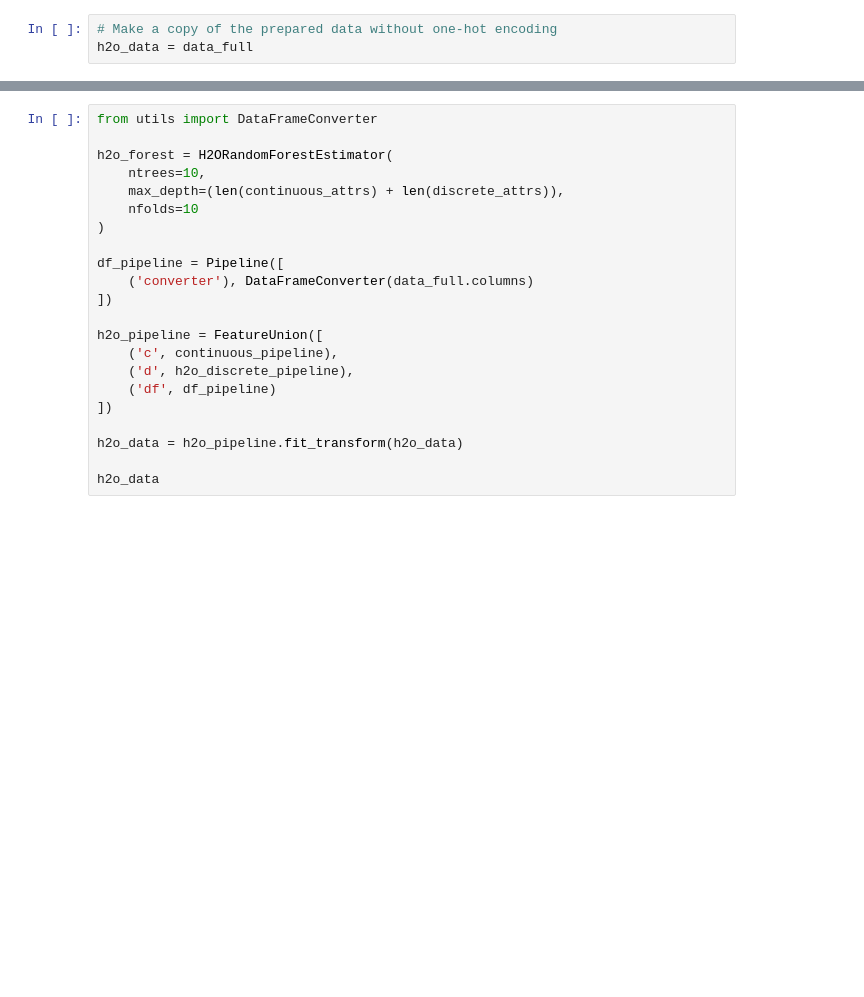
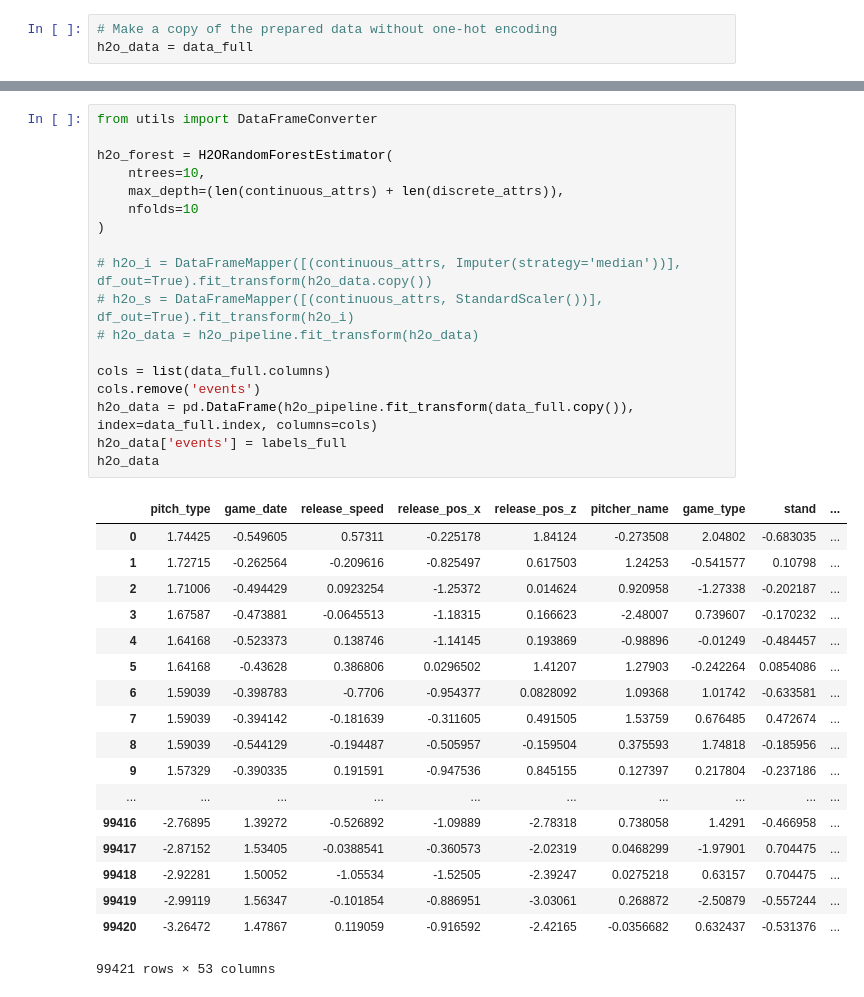
Before and after one commit to AndrewYinLi/machine-learning-baseball, a Jupyter notebook: random_forest.ipynb, the cells around one changed output, grey strips where cells are left out. Saved outputs shown, nothing was run; the diff lists cells and outputs as text; blank space fills up the shorter version.

```diff
--- a/random_forest.ipynb
+++ b/random_forest.ipynb
@@ -768,25 +842,40 @@ h2o.init()
-# %%
-from utils import DataFrameConverter
-
-h2o_forest = H2ORandomForestEstimator(
-    ntrees=10,
-    max_depth=(len(continuous_attrs) + len(discrete_attrs)),
-    nfolds=10
-)
-
-df_pipeline = Pipeline([
-    ('converter'), DataFrameConverter(data_full.columns)
-])
-
-h2o_pipeline = FeatureUnion([
-    ('c', continuous_pipeline),
-    ('d', h2o_discrete_pipeline),
-    ('df', df_pipeline)
-])
-
-h2o_data = h2o_pipeline.fit_transform(h2o_data)
-
-h2o_data
+# %%
+from utils import DataFrameConverter
+
+h2o_forest = H2ORandomForestEstimator(
+    ntrees=10,
+    max_depth=(len(continuous_attrs) + len(discrete_attrs)),
+    nfolds=10
+)
+
+# h2o_i = DataFrameMapper([(continuous_attrs, Imputer(strategy='median'))], df_out=True).fit_transform(h2o_data.copy())
+# h2o_s = DataFrameMapper([(continuous_attrs, StandardScaler())], df_out=True).fit_transform(h2o_i)
+# h2o_data = h2o_pipeline.fit_transform(h2o_data)
+
+cols = list(data_full.columns)
+cols.remove('events')
+h2o_data = pd.DataFrame(h2o_pipeline.fit_transform(data_full.copy()), index=data_full.index, columns=cols)
+h2o_data['events'] = labels_full
+h2o_data
+# %% [output]
+|  | pitch_type | game_date | release_speed | release_pos_x | release_pos_z | pitcher_name | game_type | stand | ... |
+| 0 | 1.74425 | -0.549605 | 0.57311 | -0.225178 | 1.84124 | -0.273508 | 2.04802 | -0.683035 | ... |
+| 1 | 1.72715 | -0.262564 | -0.209616 | -0.825497 | 0.617503 | 1.24253 | -0.541577 | 0.10798 | ... |
+| 2 | 1.71006 | -0.494429 | 0.0923254 | -1.25372 | 0.014624 | 0.920958 | -1.27338 | -0.202187 | ... |
+| 3 | 1.67587 | -0.473881 | -0.0645513 | -1.18315 | 0.166623 | -2.48007 | 0.739607 | -0.170232 | ... |
+| 4 | 1.64168 | -0.523373 | 0.138746 | -1.14145 | 0.193869 | -0.98896 | -0.01249 | -0.484457 | ... |
+| 5 | 1.64168 | -0.43628 | 0.386806 | 0.0296502 | 1.41207 | 1.27903 | -0.242264 | 0.0854086 | ... |
+| 6 | 1.59039 | -0.398783 | -0.7706 | -0.954377 | 0.0828092 | 1.09368 | 1.01742 | -0.633581 | ... |
+| 7 | 1.59039 | -0.394142 | -0.181639 | -0.311605 | 0.491505 | 1.53759 | 0.676485 | 0.472674 | ... |
+| 8 | 1.59039 | -0.544129 | -0.194487 | -0.505957 | -0.159504 | 0.375593 | 1.74818 | -0.185956 | ... |
+| 9 | 1.57329 | -0.390335 | 0.191591 | -0.947536 | 0.845155 | 0.127397 | 0.217804 | -0.237186 | ... |
+| ... | ... | ... | ... | ... | ... | ... | ... | ... | ... |
+| 99416 | -2.76895 | 1.39272 | -0.526892 | -1.09889 | -2.78318 | 0.738058 | 1.4291 | -0.466958 | ... |
+| 99417 | -2.87152 | 1.53405 | -0.0388541 | -0.360573 | -2.02319 | 0.0468299 | -1.97901 | 0.704475 | ... |
+| 99418 | -2.92281 | 1.50052 | -1.05534 | -1.52505 | -2.39247 | 0.0275218 | 0.63157 | 0.704475 | ... |
+| 99419 | -2.99119 | 1.56347 | -0.101854 | -0.886951 | -3.03061 | 0.268872 | -2.50879 | -0.557244 | ... |
+| 99420 | -3.26472 | 1.47867 | 0.119059 | -0.916592 | -2.42165 | -0.0356682 | 0.632437 | -0.531376 | ... |
+99421 rows × 53 columns
 # %%
 h2o_train, h2o_validate, h2o_test = np.split(h2o_data.sample(frac=1), [int(.6*len(h2o_data)), int(.8*len(h2o_data))])
 h2o_train
```
Also changed, not shown: parts of 13 cells of this notebook.
